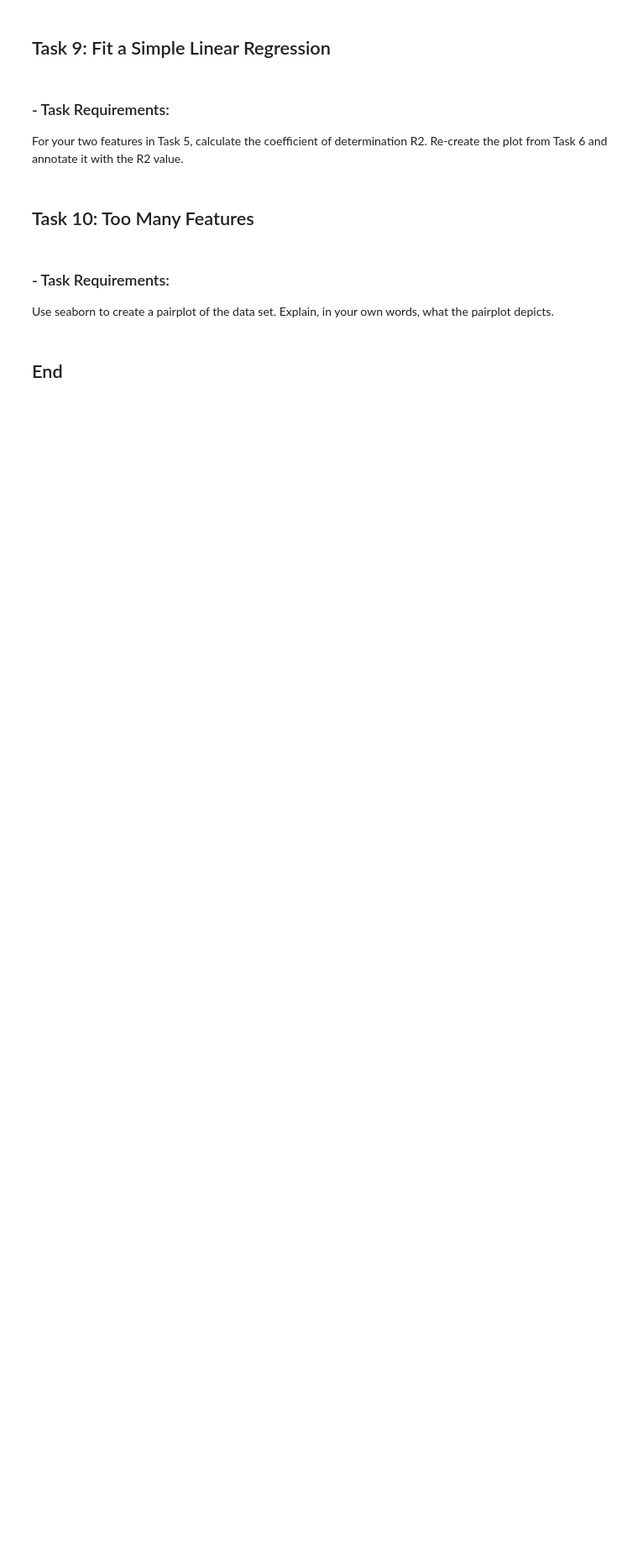
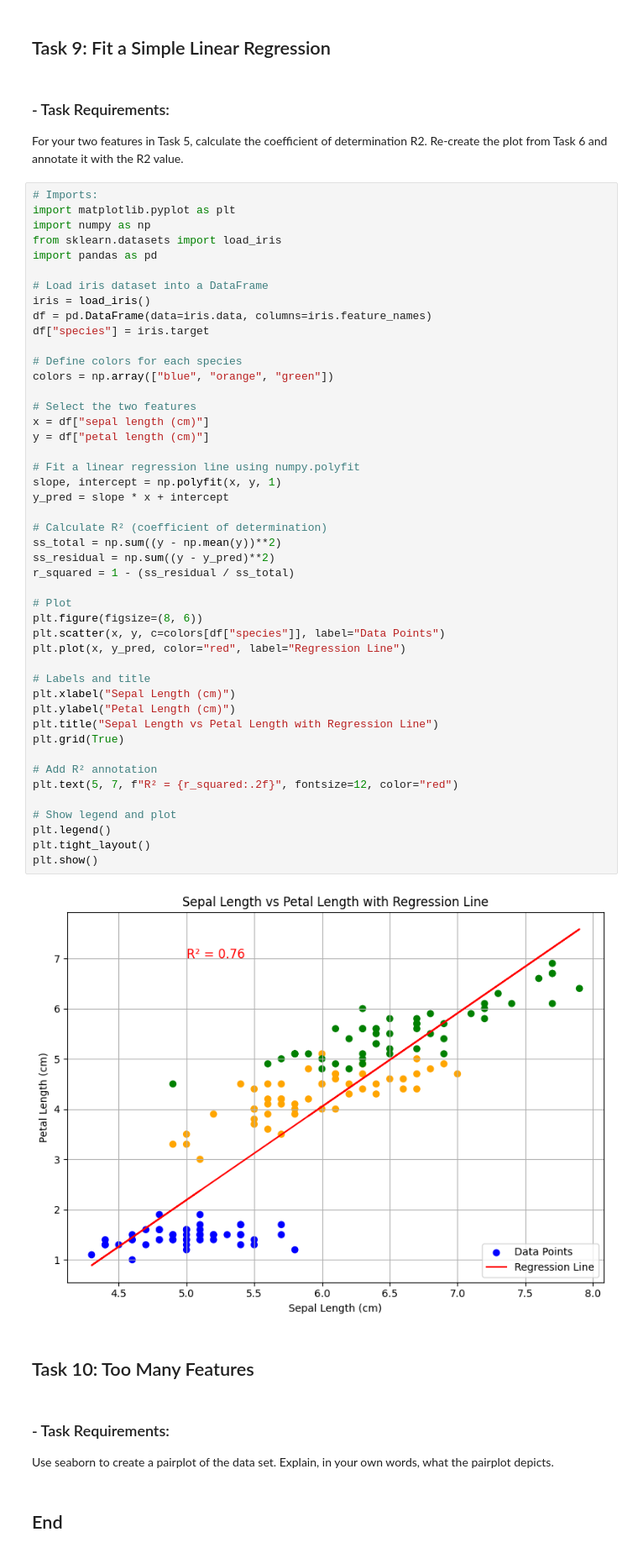
Before and after one commit to elainecazetta/principles_of_data_analytics, a Jupyter notebook: tasks.ipynb, the cells around one changed output. Shown at 84% size. Saved outputs shown, nothing was run; the diff lists cells and outputs as text; blank space fills up the shorter version.

```diff
--- a/tasks.ipynb
+++ b/tasks.ipynb
@@ -411,6 +411,54 @@ plt.show()
 ### - Task Requirements:
 For your two features in Task 5, calculate the coefficient of determination R2.
 Re-create the plot from Task 6 and annotate it with the R2 value.
+# %%
+# Imports:
+import matplotlib.pyplot as plt
+import numpy as np
+from sklearn.datasets import load_iris
+import pandas as pd
+
+# Load iris dataset into a DataFrame
+iris = load_iris()
+df = pd.DataFrame(data=iris.data, columns=iris.feature_names)
+df["species"] = iris.target
+
+# Define colors for each species
+colors = np.array(["blue", "orange", "green"])
+
+# Select the two features
+x = df["sepal length (cm)"]
+y = df["petal length (cm)"]
+
+# Fit a linear regression line using numpy.polyfit
+slope, intercept = np.polyfit(x, y, 1)
+y_pred = slope * x + intercept
+
+# Calculate R² (coefficient of determination)
+ss_total = np.sum((y - np.mean(y))**2)
+ss_residual = np.sum((y - y_pred)**2)
+r_squared = 1 - (ss_residual / ss_total)
+
+# Plot
+plt.figure(figsize=(8, 6))
+plt.scatter(x, y, c=colors[df["species"]], label="Data Points")
+plt.plot(x, y_pred, color="red", label="Regression Line")
+
+# Labels and title
+plt.xlabel("Sepal Length (cm)")
+plt.ylabel("Petal Length (cm)")
+plt.title("Sepal Length vs Petal Length with Regression Line")
+plt.grid(True)
+
+# Add R² annotation
+plt.text(5, 7, f"R² = {r_squared:.2f}", fontsize=12, color="red")
+
+# Show legend and plot
+plt.legend()
+plt.tight_layout()
+plt.show()
+# %% [output]
+[figure, added]
 # %% [markdown]
 ## Task 10: Too Many Features
 # %% [markdown]
```
